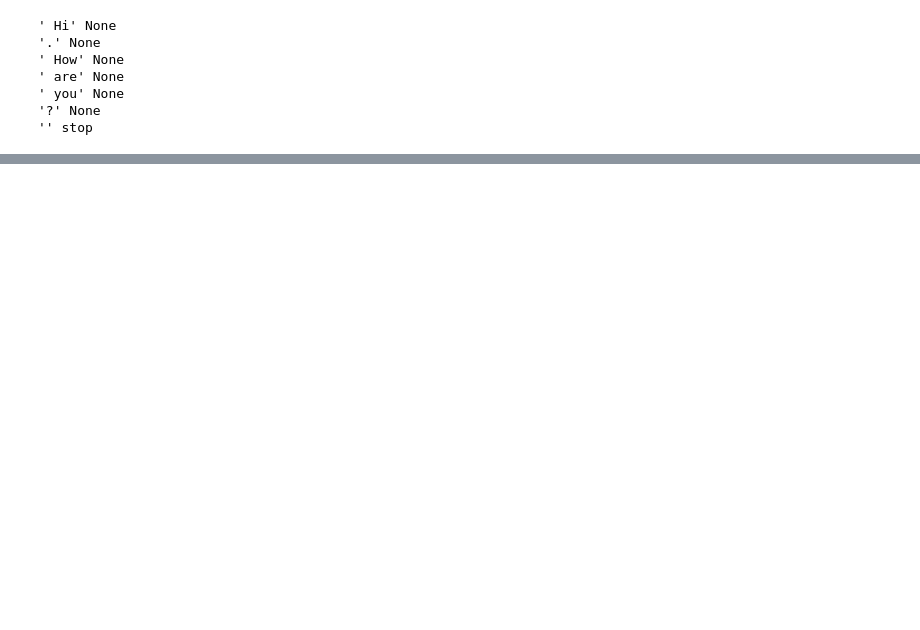
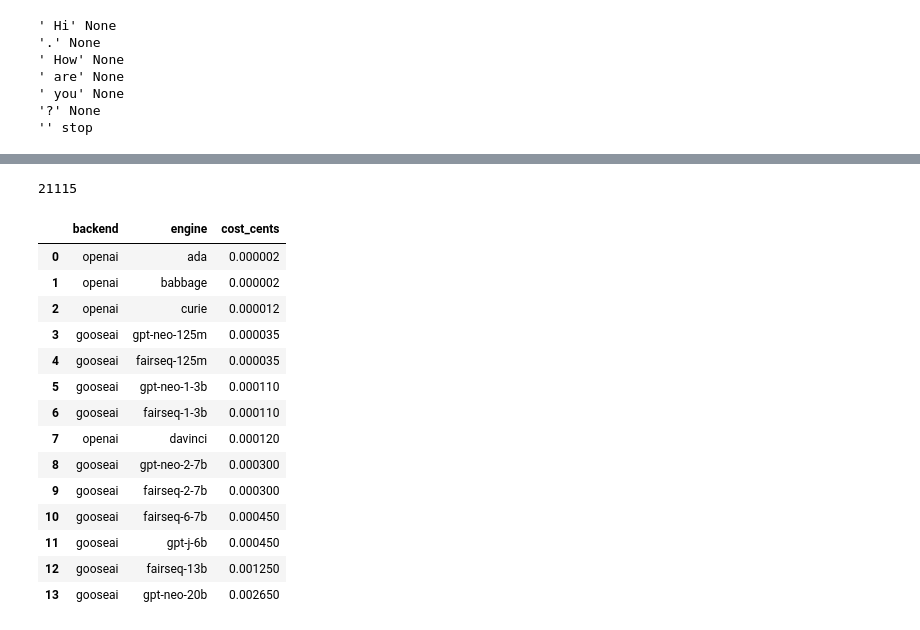
Before and after one commit to hdmamin/jabberwocky, a Jupyter notebook: notebooks/nb015-fix-openai-api-issue.ipynb, the cells around one changed output, grey strips where cells are left out. Cells and saved outputs as stored; diff of their text form; code cells hidden in the pictures; blank space fills up the shorter version.

```diff
--- a/notebooks/nb015-fix-openai-api-issue.ipynb
+++ b/notebooks/nb015-fix-openai-api-issue.ipynb
@@ -414,0 +514,30 @@ for tok, full in stream_with_stop(res):
+# %%
+cost_dfs = {
+    (p_len, c_len): estimate_cost(c_len, prompt_length=p_len)
+    for p_len, c_len in
+    tqdm(product(prompt_lengths, completion_lengths),
+         total=len(prompt_lengths) * len(completion_lengths))
+    if p_len + c_len <= 2_048
+}
+# %%
+len(cost_dfs)
+# %% [output]
+21115
+# %%
+cost_dfs[1, 1]
+# %% [output]
+|  | backend | engine | cost_cents |
+| 0 | openai | ada | 0.000002 |
+| 1 | openai | babbage | 0.000002 |
+| 2 | openai | curie | 0.000012 |
+| 3 | gooseai | gpt-neo-125m | 0.000035 |
+| 4 | gooseai | fairseq-125m | 0.000035 |
+| 5 | gooseai | gpt-neo-1-3b | 0.000110 |
+| 6 | gooseai | fairseq-1-3b | 0.000110 |
+| 7 | openai | davinci | 0.000120 |
+| 8 | gooseai | gpt-neo-2-7b | 0.000300 |
+| 9 | gooseai | fairseq-2-7b | 0.000300 |
+| 10 | gooseai | fairseq-6-7b | 0.000450 |
+| 11 | gooseai | gpt-j-6b | 0.000450 |
+| 12 | gooseai | fairseq-13b | 0.001250 |
+| 13 | gooseai | gpt-neo-20b | 0.002650 |
```
Also changed, not shown: parts of 10 cells of this notebook, 4 other files.
